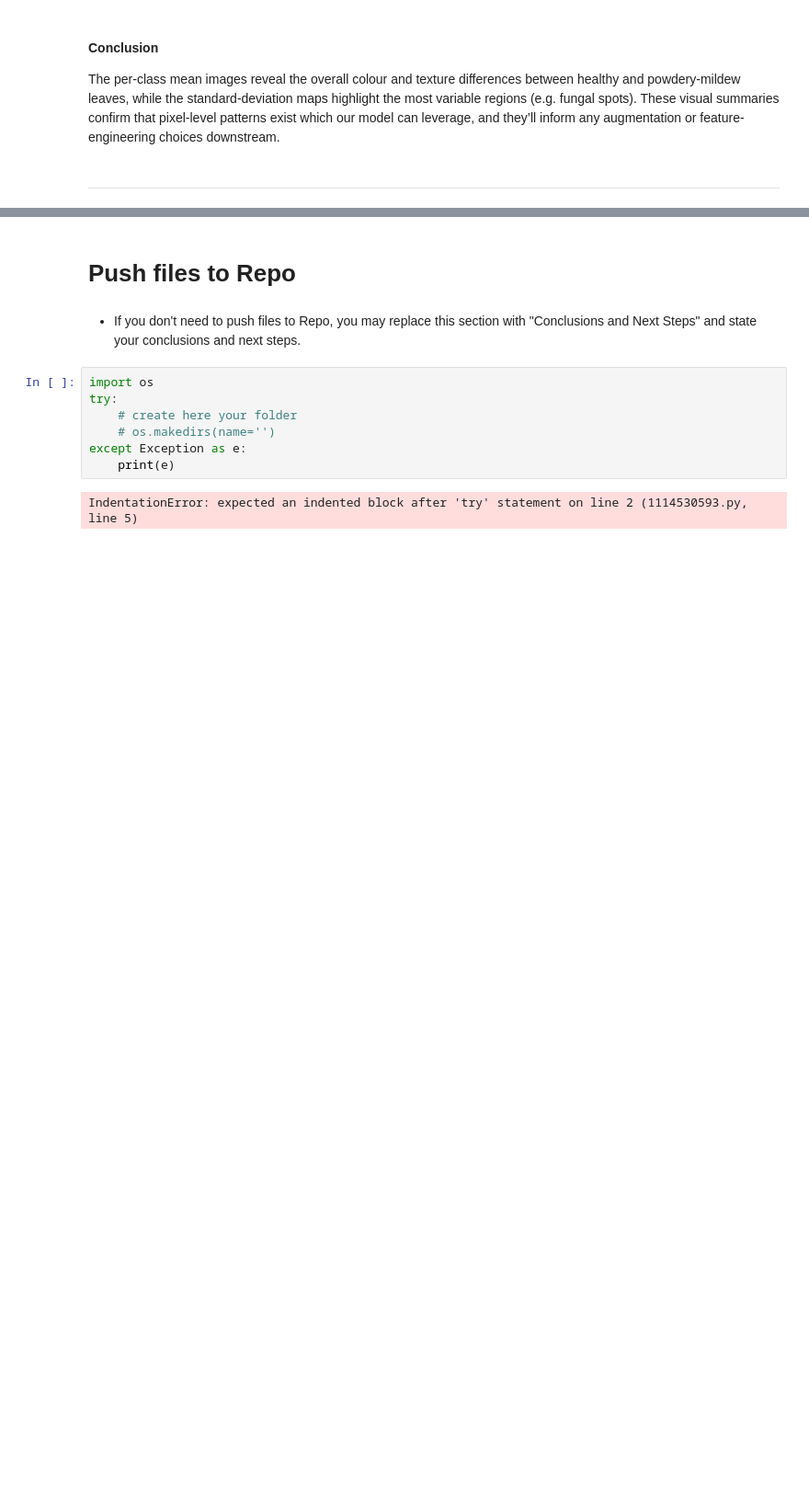
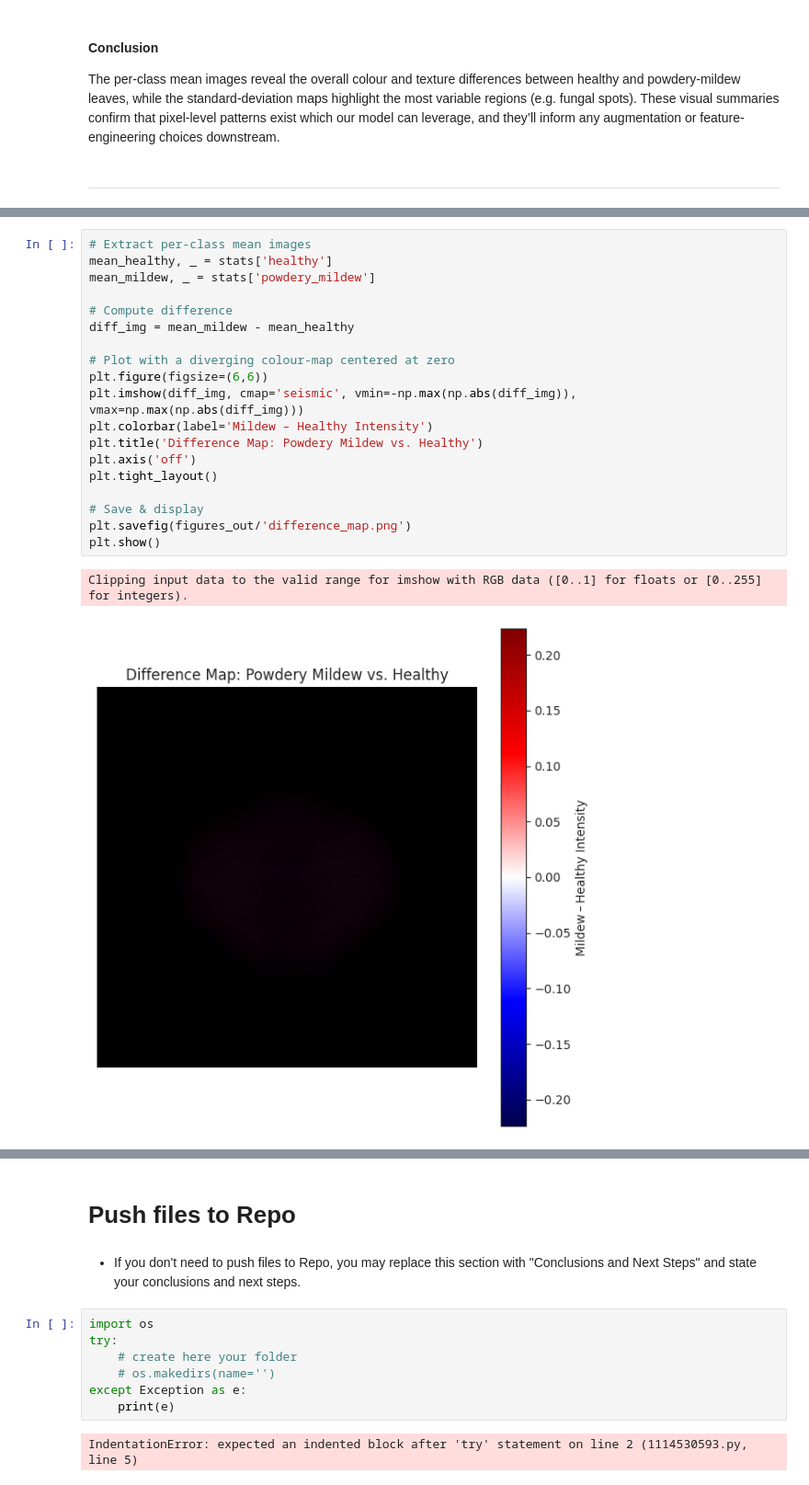
Before and after one commit to JDonnellyCodeInstitute/PP5-MildewDetection, a Jupyter notebook: jupyter_notebooks/02 - DataVisualisation.ipynb, the cells around one changed output, grey strips where cells are left out. Shown at 92% size. Saved outputs shown, nothing was run; the diff lists cells and outputs as text; blank space fills up the shorter version.

Commit message:
Difference map plotting healthy v mildew images plotted and saved to outputs

```diff
--- a/jupyter_notebooks/02 - DataVisualisation.ipynb
+++ b/jupyter_notebooks/02 - DataVisualisation.ipynb
@@ -256,0 +265,22 @@ The per-class mean images reveal the overall colour and texture differences betw
+# %%
+# Extract per-class mean images
+mean_healthy, _ = stats['healthy']
+mean_mildew, _ = stats['powdery_mildew']
+
+# Compute difference
+diff_img = mean_mildew - mean_healthy
+
+# Plot with a diverging colour-map centered at zero
+plt.figure(figsize=(6,6))
+plt.imshow(diff_img, cmap='seismic', vmin=-np.max(np.abs(diff_img)), vmax=np.max(np.abs(diff_img)))
+plt.colorbar(label='Mildew – Healthy Intensity')
+plt.title('Difference Map: Powdery Mildew vs. Healthy')
+plt.axis('off')
+plt.tight_layout()
+
+# Save & display
+plt.savefig(figures_out/'difference_map.png')
+plt.show()
+# %% [output]
+Clipping input data to the valid range for imshow with RGB data ([0..1] for floats or [0..255] for integers).
+[figure, added]
```
Also changed, not shown: parts of 3 cells of this notebook, 1 other file.
